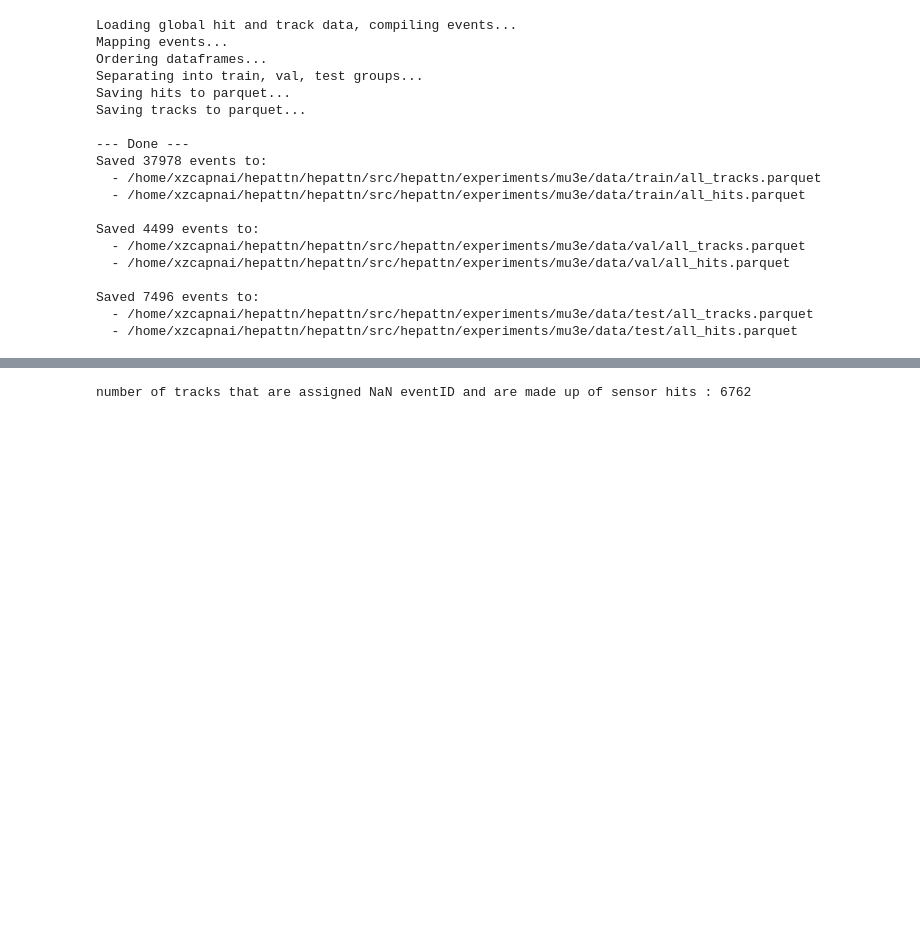
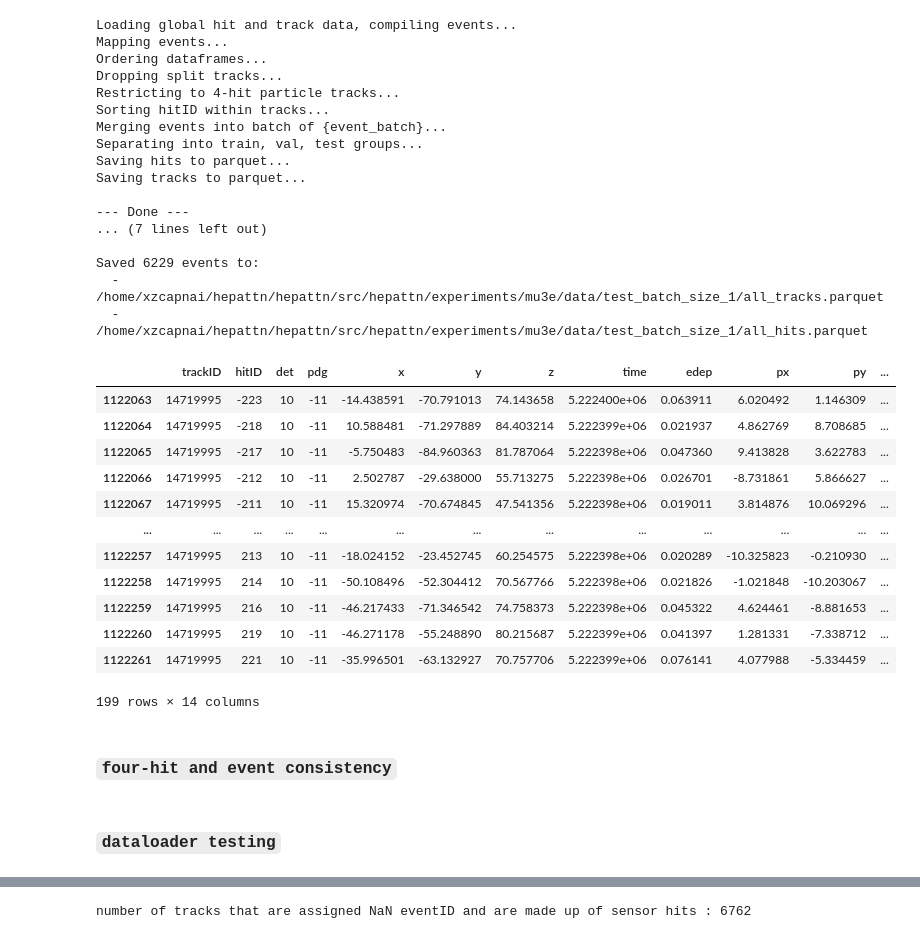
Before and after one commit to vsqdhruv/hepattn, a Jupyter notebook: src/hepattn/experiments/mu3e/final_preprocessing.ipynb, the cells around one changed output, grey strips where cells are left out. Cells and saved outputs as stored; diff of their text form; code cells hidden in the pictures; blank space fills up the shorter version.

Commit message:
Split particle removal, event level consistency, event batching, 4-hit restriction, and hit ordering in root_to_parquet

```diff
--- a/src/hepattn/experiments/mu3e/final_preprocessing.ipynb
+++ b/src/hepattn/experiments/mu3e/final_preprocessing.ipynb
@@ -13,9 +13,13 @@ parent = "/home/xzcapnai/hepattn/hepattn/src/hepattn/experiments/mu3e/data/conf1
 file_path = "/mu3e_sort_run0001000.root"
 in_dir = parent + file_path
 
-train_dir = "/home/xzcapnai/hepattn/hepattn/src/hepattn/experiments/mu3e/data/train"
-val_dir = "/home/xzcapnai/hepattn/hepattn/src/hepattn/experiments/mu3e/data/val"
-test_dir = "/home/xzcapnai/hepattn/hepattn/src/hepattn/experiments/mu3e/data/test"
+#train_dir = "/home/xzcapnai/hepattn/hepattn/src/hepattn/experiments/mu3e/data/train"
+#val_dir = "/home/xzcapnai/hepattn/hepattn/src/hepattn/experiments/mu3e/data/val"
+#test_dir = "/home/xzcapnai/hepattn/hepattn/src/hepattn/experiments/mu3e/data/test"
+
+train_dir = "/home/xzcapnai/hepattn/hepattn/src/hepattn/experiments/mu3e/data/train_batch_size_1"
+val_dir = "/home/xzcapnai/hepattn/hepattn/src/hepattn/experiments/mu3e/data/val_batch_size_1"
+test_dir = "/home/xzcapnai/hepattn/hepattn/src/hepattn/experiments/mu3e/data/test_batch_size_1"
 # %%
 def is_valid_file(path):
     path = Path(path)
@@ -41,4 +45,7 @@ def load_real_event_data(path_in):
     global_hit_df = hits_flat.rename(columns={"tid": "trackID", "hid": "hitID"})
 
     return global_track_df, global_hit_df, hit_mapping
+
+def hit_sorter(col):
+    return col.abs().astype(np.int64)
 # %%
@@ -130,24 +211,22 @@ def root_to_parquet(in_dir: str, train_dir: str, val_dir: str, test_dir: str, ev
 
     return global_track_df, global_hit_df, valid_sensor_hits, valid_global_tracks
 # %%
-global_track_df, global_hit_df, valid_sensor_hits, valid_global_tracks = root_to_parquet(in_dir, train_dir, val_dir, test_dir, event_limit=None)
+_, _, hits, particles = root_to_parquet(in_dir, train_dir, val_dir, test_dir, event_batch = 1, event_limit=None, save_to_parquet=True)
 # %% [output]
 Loading global hit and track data, compiling events...
 Mapping events...
 Ordering dataframes...
+Dropping split tracks...
+Restricting to 4-hit particle tracks...
+Sorting hitID within tracks...
+Merging events into batch of {event_batch}...
 Separating into train, val, test groups...
 Saving hits to parquet...
 Saving tracks to parquet...
 
 --- Done ---
-Saved 37978 events to:
-  - /home/xzcapnai/hepattn/hepattn/src/hepattn/experiments/mu3e/data/train/all_tracks.parquet
-  - /home/xzcapnai/hepattn/hepattn/src/hepattn/experiments/mu3e/data/train/all_hits.parquet
+... (7 lines left out)
 
-Saved 4499 events to:
-  - /home/xzcapnai/hepattn/hepattn/src/hepattn/experiments/mu3e/data/val/all_tracks.parquet
-  - /home/xzcapnai/hepattn/hepattn/src/hepattn/experiments/mu3e/data/val/all_hits.parquet
-
-Saved 7496 events to:
-  - /home/xzcapnai/hepattn/hepattn/src/hepattn/experiments/mu3e/data/test/all_tracks.parquet
-  - /home/xzcapnai/hepattn/hepattn/src/hepattn/experiments/mu3e/data/test/all_hits.parquet
+Saved 6229 events to:
+  - /home/xzcapnai/hepattn/hepattn/src/hepattn/experiments/mu3e/data/test_batch_size_1/all_tracks.parquet
+  - /home/xzcapnai/hepattn/hepattn/src/hepattn/experiments/mu3e/data/test_batch_size_1/all_hits.parquet
@@ -153,0 +235,18 @@ Saved 7496 events to:
+# %%
+hits[hits['trackID'] == 14719995]
+# %% [output]
+|  | trackID | hitID | det | pdg | x | y | z | time | edep | px | py | ... |
+| 1122063 | 14719995 | -223 | 10 | -11 | -14.438591 | -70.791013 | 74.143658 | 5.222400e+06 | 0.063911 | 6.020492 | 1.146309 | ... |
+| 1122064 | 14719995 | -218 | 10 | -11 | 10.588481 | -71.297889 | 84.403214 | 5.222399e+06 | 0.021937 | 4.862769 | 8.708685 | ... |
+| 1122065 | 14719995 | -217 | 10 | -11 | -5.750483 | -84.960363 | 81.787064 | 5.222398e+06 | 0.047360 | 9.413828 | 3.622783 | ... |
+| 1122066 | 14719995 | -212 | 10 | -11 | 2.502787 | -29.638000 | 55.713275 | 5.222398e+06 | 0.026701 | -8.731861 | 5.866627 | ... |
+| 1122067 | 14719995 | -211 | 10 | -11 | 15.320974 | -70.674845 | 47.541356 | 5.222398e+06 | 0.019011 | 3.814876 | 10.069296 | ... |
+| ... | ... | ... | ... | ... | ... | ... | ... | ... | ... | ... | ... | ... |
+| 1122257 | 14719995 | 213 | 10 | -11 | -18.024152 | -23.452745 | 60.254575 | 5.222398e+06 | 0.020289 | -10.325823 | -0.210930 | ... |
+| 1122258 | 14719995 | 214 | 10 | -11 | -50.108496 | -52.304412 | 70.567766 | 5.222398e+06 | 0.021826 | -1.021848 | -10.203067 | ... |
+| 1122259 | 14719995 | 216 | 10 | -11 | -46.217433 | -71.346542 | 74.758373 | 5.222398e+06 | 0.045322 | 4.624461 | -8.881653 | ... |
+| 1122260 | 14719995 | 219 | 10 | -11 | -46.271178 | -55.248890 | 80.215687 | 5.222399e+06 | 0.041397 | 1.281331 | -7.338712 | ... |
+| 1122261 | 14719995 | 221 | 10 | -11 | -35.996501 | -63.132927 | 70.757706 | 5.222399e+06 | 0.076141 | 4.077988 | -5.334459 | ... |
+199 rows × 14 columns
+# %% [markdown]
+### `four-hit and event consistency`
@@ -153,0 +275,2 @@ Saved 7496 events to:
+# %% [markdown]
+### `dataloader testing`
```
Also changed, not shown: parts of 26 cells of this notebook.
